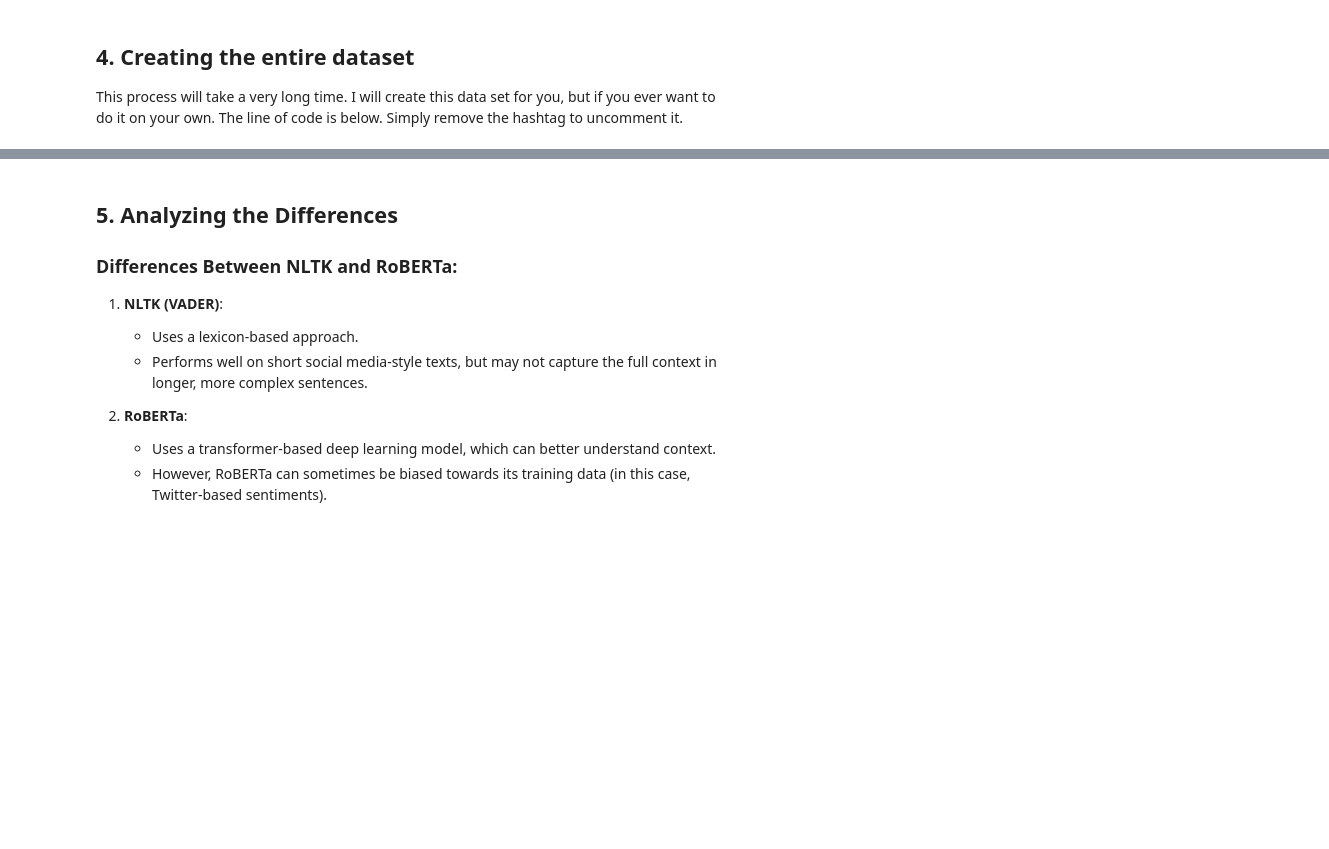
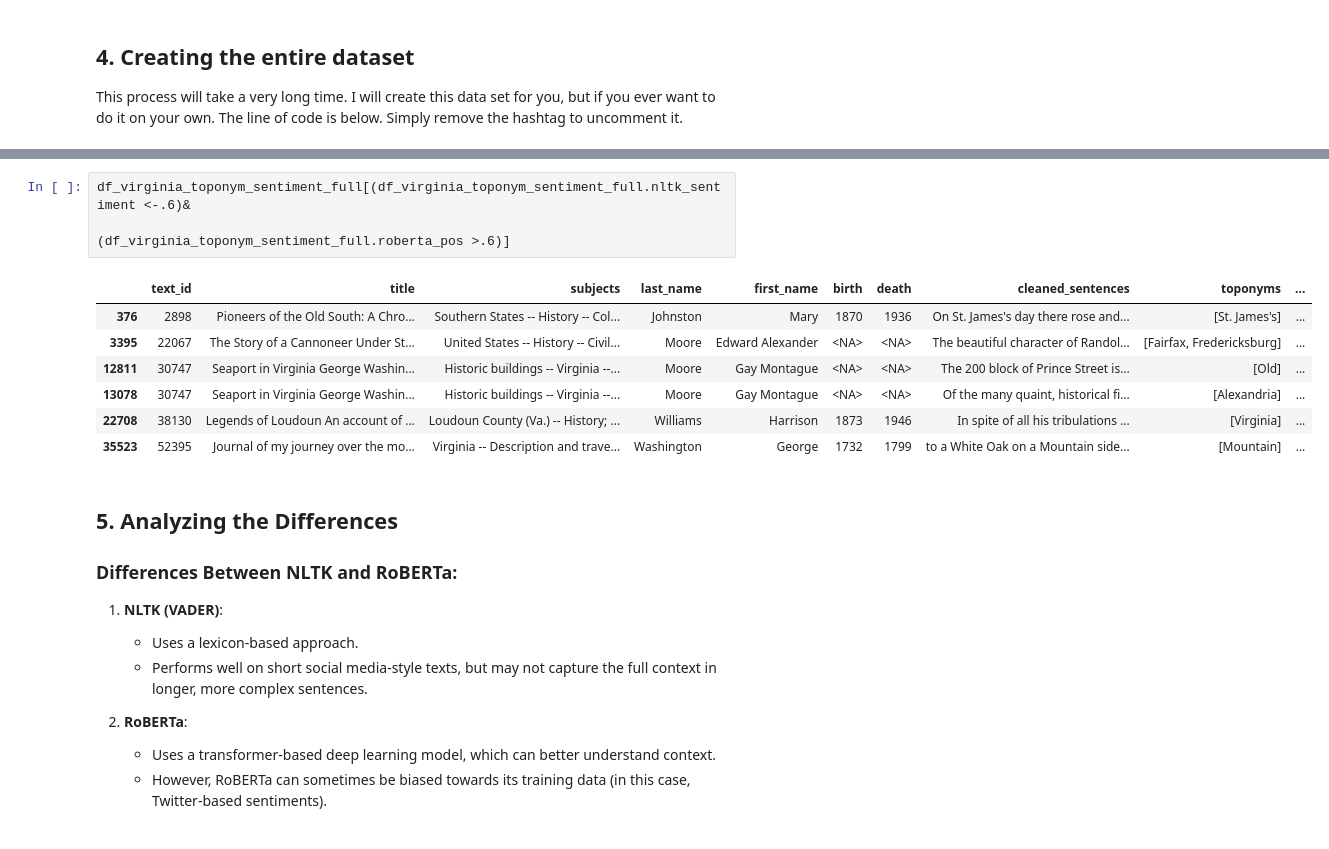
Before and after one commit to joostburgers/python_lessons, a Jupyter notebook: lesson_4/lesson_4_sentiment_analysis.ipynb, the cells around one changed output, grey strips where cells are left out. Saved outputs shown, nothing was run; the diff lists cells and outputs as text; blank space fills up the shorter version.

```diff
--- a/lesson_4/lesson_4_sentiment_analysis.ipynb
+++ b/lesson_4/lesson_4_sentiment_analysis.ipynb
@@ -314,3 +341,14 @@ This process will take a very long time. I will create this data set for you, bu
+# %%
+df_virginia_toponym_sentiment_full[(df_virginia_toponym_sentiment_full.nltk_sentiment <-.6)&
+                                    (df_virginia_toponym_sentiment_full.roberta_pos >.6)]
+# %% [output]
+|  | text_id | title | subjects | last_name | first_name | birth | death | cleaned_sentences | toponyms | ... |
+| 376 | 2898 | Pioneers of the Old South: A Chro... | Southern States -- History -- Col... | Johnston | Mary | 1870 | 1936 | On St. James's day there rose and... | [St. James's] | ... |
+| 3395 | 22067 | The Story of a Cannoneer Under St... | United States -- History -- Civil... | Moore | Edward Alexander | <NA> | <NA> | The beautiful character of Randol... | [Fairfax, Fredericksburg] | ... |
+| 12811 | 30747 | Seaport in Virginia George Washin... | Historic buildings -- Virginia --... | Moore | Gay Montague | <NA> | <NA> | The 200 block of Prince Street is... | [Old] | ... |
+| 13078 | 30747 | Seaport in Virginia George Washin... | Historic buildings -- Virginia --... | Moore | Gay Montague | <NA> | <NA> | Of the many quaint, historical fi... | [Alexandria] | ... |
+| 22708 | 38130 | Legends of Loudoun An account of ... | Loudoun County (Va.) -- History; ... | Williams | Harrison | 1873 | 1946 | In spite of all his tribulations ... | [Virginia] | ... |
+| 35523 | 52395 | Journal of my journey over the mo... | Virginia -- Description and trave... | Washington | George | 1732 | 1799 | to a White Oak on a Mountain side... | [Mountain] | ... |
 # %% [markdown]
 ## 5. Analyzing the Differences
 
```
Also changed, not shown: parts of 4 cells of this notebook.
